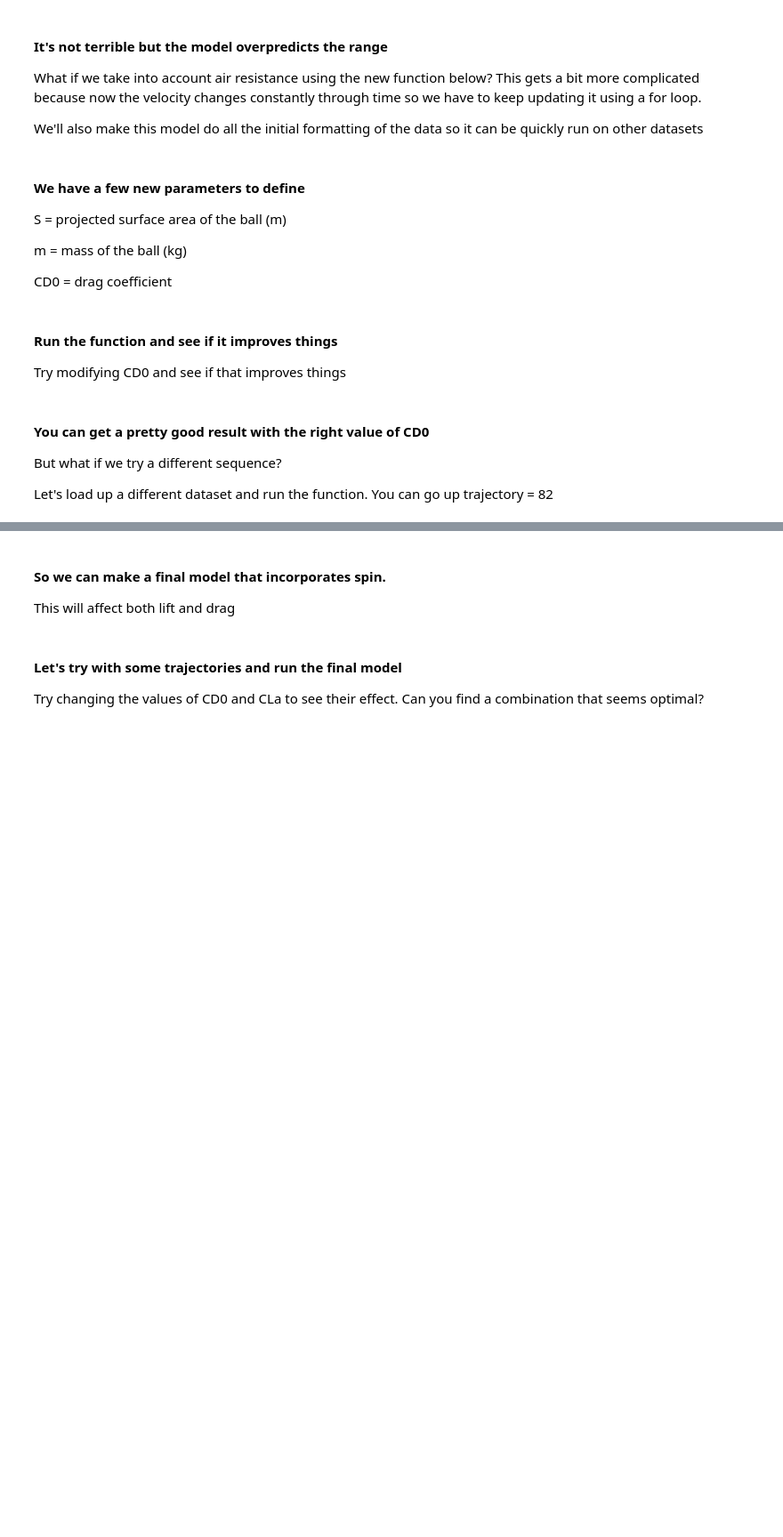
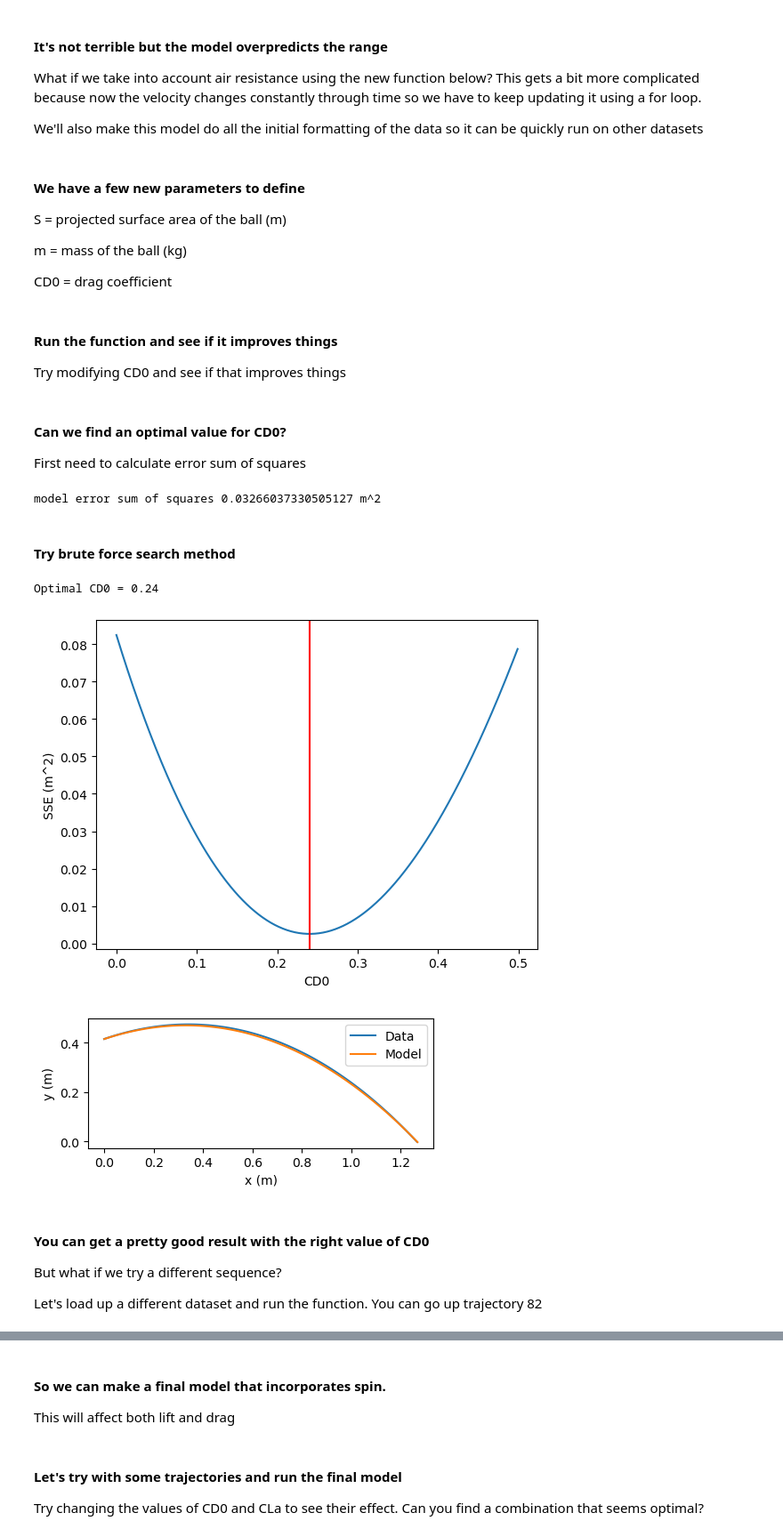
Before and after one commit to S1mWa1k/BMSC2240_projectile_modeling, a Jupyter notebook: SPSC2113_worksheet3_blank.ipynb, the cells around one changed output, grey strips where cells are left out. Shown at 89% size. Cells and saved outputs as stored; diff of their text form; code cells hidden in the pictures; blank space fills up the shorter version.

```diff
--- a/SPSC2113_worksheet3_blank.ipynb
+++ b/SPSC2113_worksheet3_blank.ipynb
@@ -77,7 +83,7 @@ What if we take into account air resistance using the new function below? This g
 
 We'll also make this model do all the initial formatting of the data so it can be quickly run on other datasets
 # %%
-def model_trajectory_air_resistance(data,sampleRate,S,m,CD0):
+def model_trajectory_air_resistance(CD0,data,sampleRate,S,m,plot):
 
     # format data
     sx = data[:,0];
@@ -128,13 +134,15 @@ def model_trajectory_air_resistance(data,sampleRate,S,m,CD0):
             shorz = np.append(shorz,shorznew)
             svert = np.append(svert,svertnew)
 
-    fig, ax = plt.subplots(figsize=(5,5))
-    ax.plot(sx,sy,label='Data');
-    ax.plot(shorz,svert,label='Model');
-    ax.axis('scaled')
-    ax.set_xlabel('x (m)');
-    ax.set_ylabel('y (m)');
-    ax.legend();
+    if plot==1:
+        fig, ax = plt.subplots(figsize=(5,5))
+        ax.plot(sx,sy,label='Data');
+        ax.plot(shorz,svert,label='Model');
+        ax.axis('scaled')
+        ax.set_xlabel('x (m)');
+        ax.set_ylabel('y (m)');
+        ax.legend();
+
 
     return svert,shorz
 # %% [markdown]
@@ -147,15 +155,51 @@ CD0 = drag coefficient
 # %%
 S = 0.00125 # fixed, based on a standard 40mm diameter ball
 m = 0.0027 # fixed, based on a standard 2.7g ball
-CD0 = 0.2 # from literature, but only an estimate so could be varied
+CD0 = 0.4 # from literature, but only an estimate so could be varied
 # %% [markdown]
 #### Run the function and see if it improves things
 Try modifying CD0 and see if that improves things
 # %%
-svert,shorz=model_trajectory_air_resistance(data,sampleRate,S,m,CD0)
+svert,shorz=model_trajectory_air_resistance(CD0,data,sampleRate,S,m,CD0)
+# %% [markdown]
+#### Can we find an optimal value for CD0?
+First need to calculate error sum of squares
+# %%
+error=np.sum(np.square(svert-sy)+np.square(shorz-sx))
+print('model error sum of squares',error,'m^2')
+# %% [output]
+model error sum of squares 0.03266037330505127 m^2
+# %% [markdown]
+#### Try brute force search method
+# %%
+error=np.array([])
+
+CD0range=np.arange(0,0.5,0.001)
+
+for CD0temp in CD0range:
+    svert,shorz=model_trajectory_air_resistance(CD0temp,data,sampleRate,S,m,0)
+
+    error=np.append(error,np.sum(np.square(svert-sy)+np.square(shorz-sx)))
+
+errormin_index = np.argmin(error)
+CD0_opt=CD0range[errormin_index]
+
+print('Optimal CD0 =',CD0_opt)
+
+plt.plot(CD0range,error)
+plt.axvline(CD0_opt,color = 'r')
+
+plt.xlabel('CD0')
+plt.ylabel('SSE (m^2)');
+
+svert,shorz=model_trajectory_air_resistance(CD0_opt,data,sampleRate,S,m,1)
+# %% [output]
+Optimal CD0 = 0.24
+[figure, added]
+[figure, added]
 # %% [markdown]
 #### You can get a pretty good result with the right value of CD0
 But what if we try a different sequence?
 
-Let's load up a different dataset and run the function. You can go up trajectory = 82
+Let's load up a different dataset and run the function. You can go up trajectory 82
 # %%
```
Also changed, not shown: parts of 12 cells of this notebook.
